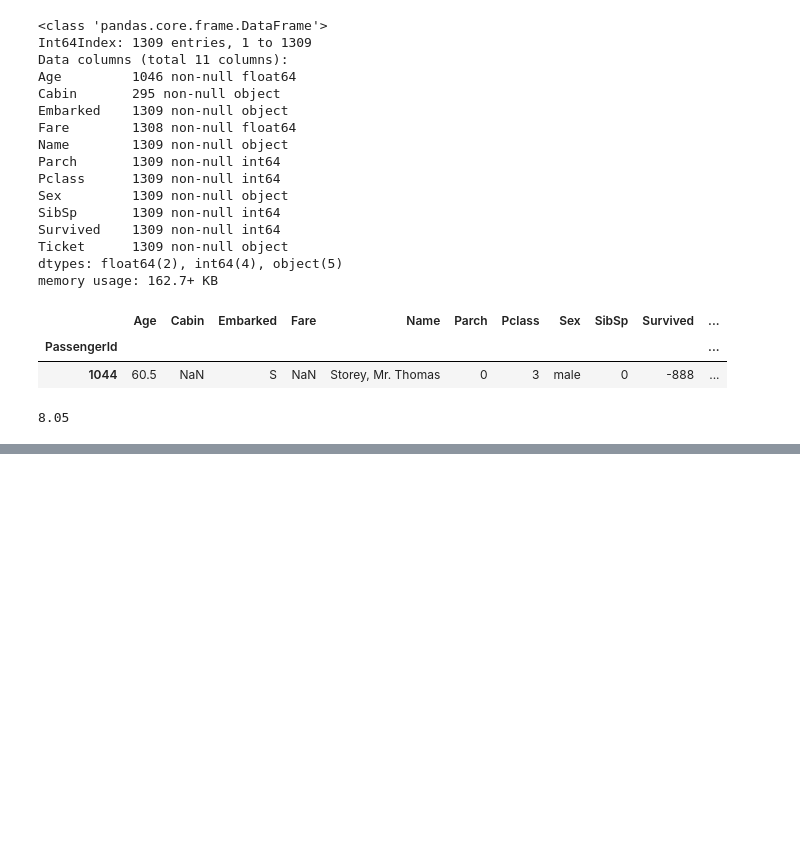
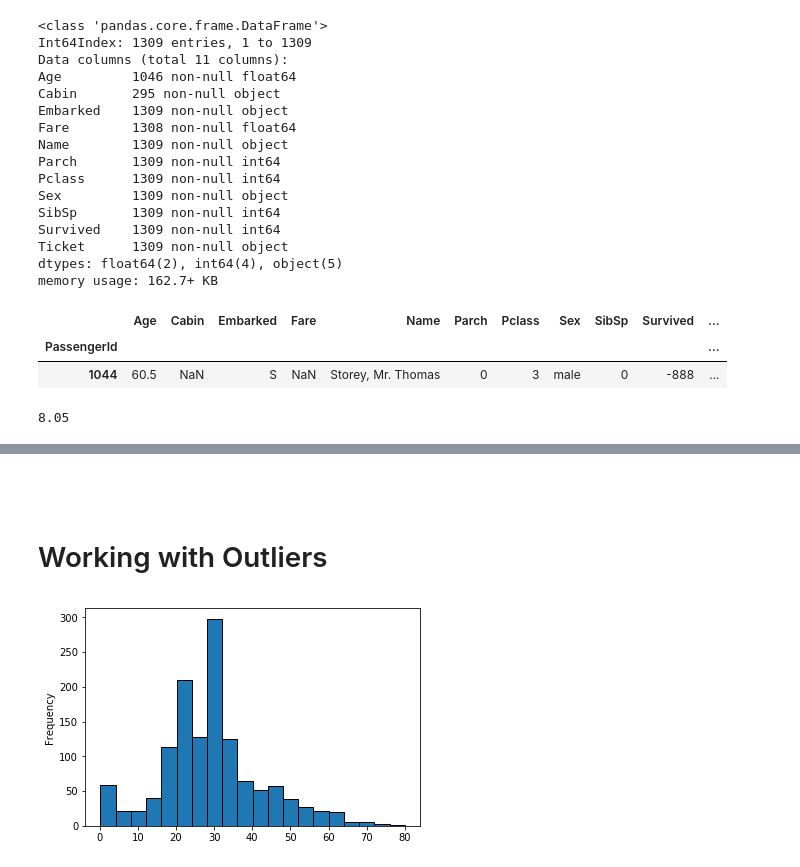
Before and after one commit to rahulkhanna2/titanic, a Jupyter notebook: notebooks/Exploring Processing Data.ipynb, the cells around one changed output, grey strips where cells are left out. Saved outputs shown, nothing was run; the diff lists cells and outputs as text; code cells hidden in the pictures; blank space fills up the shorter version.

```diff
--- a/notebooks/Exploring Processing Data.ipynb
+++ b/notebooks/Exploring Processing Data.ipynb
@@ -456,0 +557,3 @@ Name: Fare, dtype: float64
+# %%
+title_age_median= df.groupby("Title").Age.transform("median")
+df.Age.fillna(title_age_median, inplace= True)
@@ -456,0 +598,8 @@ Name: Fare, dtype: float64
+# %% [markdown]
+#
+# %% [markdown]
+# Working with Outliers
+# %%
+df.Age.plot(kind="hist", bins= 20, edgecolor="black");
+# %% [output]
+[figure, added]
```
Also changed, not shown: parts of 62 cells of this notebook.
